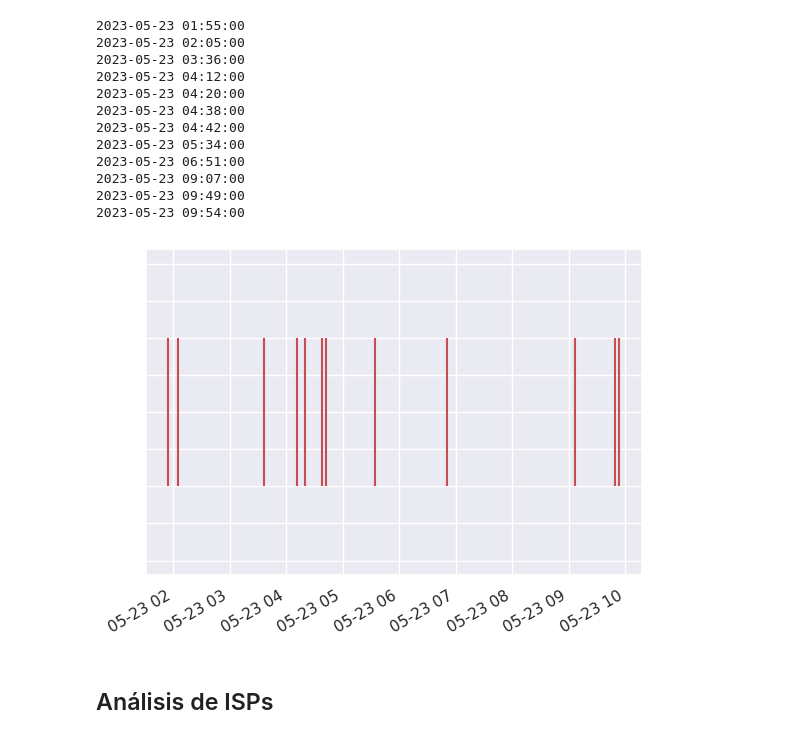
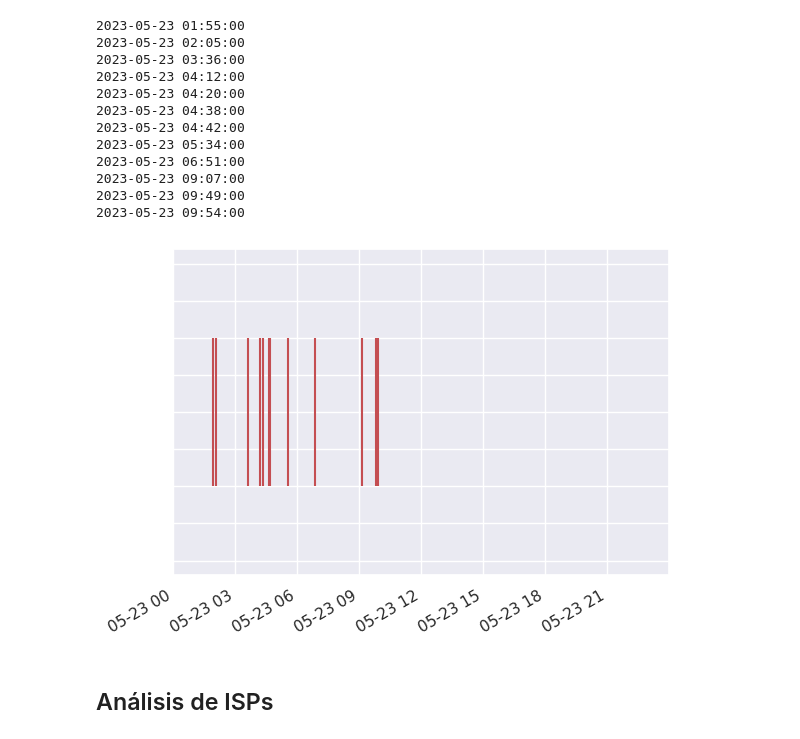
Before and after one commit to justog220/TIF-IPs, a Jupyter notebook: Análisis/Análisis.ipynb, the cells around one changed output. Drawn from its saved outputs; the diff is of its cells as text; code cells hidden in the pictures.

```diff
--- a/Análisis/Análisis.ipynb
+++ b/Análisis/Análisis.ipynb
@@ -319,17 +331,18 @@ for evento in eventos:
 # %%
 #| warning: false
 #| label: fig-eventos
 #| fig-cap: Visualización de eventos de SSH
 fig, ax = plt.subplots()
 
 fecha = [evento[1] for evento in eventos]
 etiquetas = [evento[0] for evento in eventos]
 ax.eventplot(fecha, lineoffsets=0.1, linelengths=0.1, color='r')
 ax.set_ylabel(None)
 ax.set_yticklabels([])
+ax.set_xlim(datetime(2023, 5, 23, 0, 0), datetime(2023, 5, 23, 23, 59))
 fig.autofmt_xdate()
 # %% [output]
-[figure, old version]
+[figure, new version]
 # %% [markdown]
 ## Análisis de ISPs
 # %%
```
Also changed, not shown: parts of 51 cells of this notebook, 8 other files.
